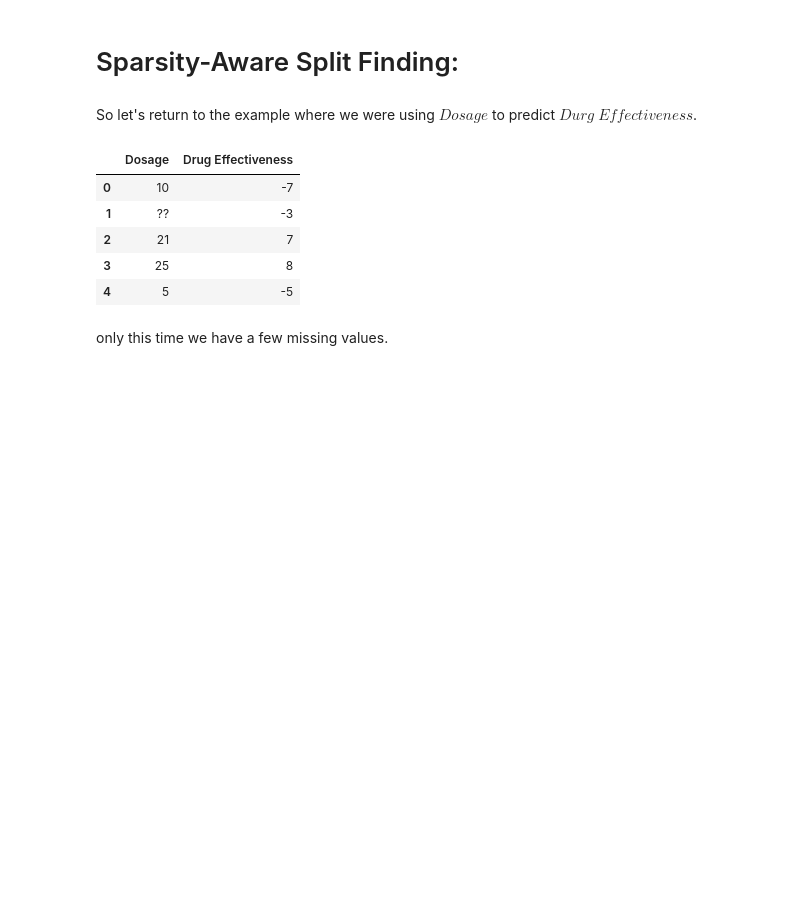
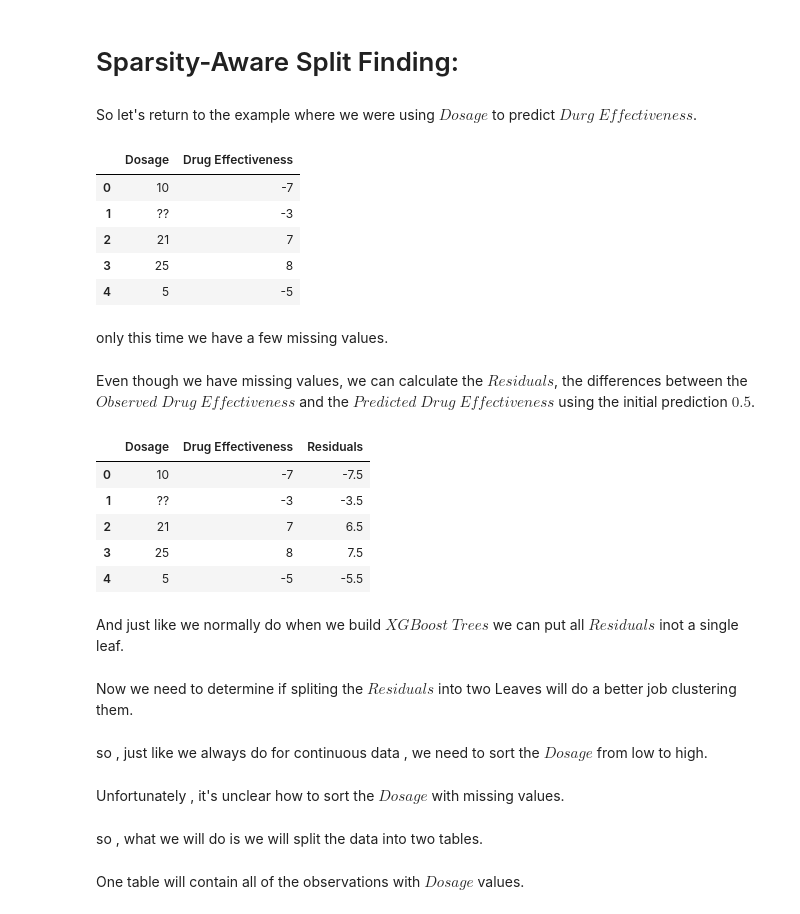
Before and after one commit to rahul6796/XGBoost-For-Regression, a Jupyter notebook: XGBoost optimization on large datasets.ipynb, the cells around one changed output. Drawn from its saved outputs; the diff is of its cells as text; code cells hidden in the pictures; blank space fills up the shorter version.

Commit message:
i explain whole concepts behind the sparsity aware split finding for regression

```diff
--- a/XGBoost optimization on large datasets.ipynb
+++ b/XGBoost optimization on large datasets.ipynb
@@ -344,9 +344,9 @@ So let's return to the example where we were using $Dosage$ to predict $Durg$ $E
 # %%
 data4 = pd.DataFrame()
 # %%
-data4['Dosage'] = [10 ,'??',21,25,5,'??']
+data4['Dosage'] = [10 ,'??',21,25,5]
 # %%
-data4['Drug Effectiveness'] = [-7,-3,7,8,-5,2]
+data4['Drug Effectiveness'] = [-7,-3,7,8,-5]
 # %%
 data4.head()
 # %% [output]
@@ -358,3 +358,28 @@ data4.head()
 | 4 | 5 | -5 |
 # %% [markdown]
 only this time we have a few missing values.
+# %% [markdown]
+Even though we have missing values, we can calculate the $Residuals$, the differences between the $Observed$ $Drug$ $Effectiveness$ and the $Predicted$ $Drug$ $Effectiveness$ using the initial prediction $0.5$.
+# %%
+data4['Residuals'] = [-7.5,-3.5,6.5,7.5,-5.5]
+# %%
+data4.head()
+# %% [output]
+|  | Dosage | Drug Effectiveness | Residuals |
+| 0 | 10 | -7 | -7.5 |
+| 1 | ?? | -3 | -3.5 |
+| 2 | 21 | 7 | 6.5 |
+| 3 | 25 | 8 | 7.5 |
+| 4 | 5 | -5 | -5.5 |
+# %% [markdown]
+And just like we normally do when we build $XGBoost$ $Trees$ we can put all $Residuals$ inot a single leaf.
+# %% [markdown]
+Now we need to determine if spliting the $Residuals$ into two Leaves will do a better job clustering them.
+# %% [markdown]
+so , just like we always do for continuous data , we need to sort the $Dosage$ from low to high.
+# %% [markdown]
+Unfortunately , it's unclear how to sort the $Dosage$ with missing values.
+# %% [markdown]
+so , what we will do is we will split the data into two tables.
+# %% [markdown]
+One table will contain all of the observations with $Dosage$ values.
```
Also changed, not shown: parts of 45 cells of this notebook.
